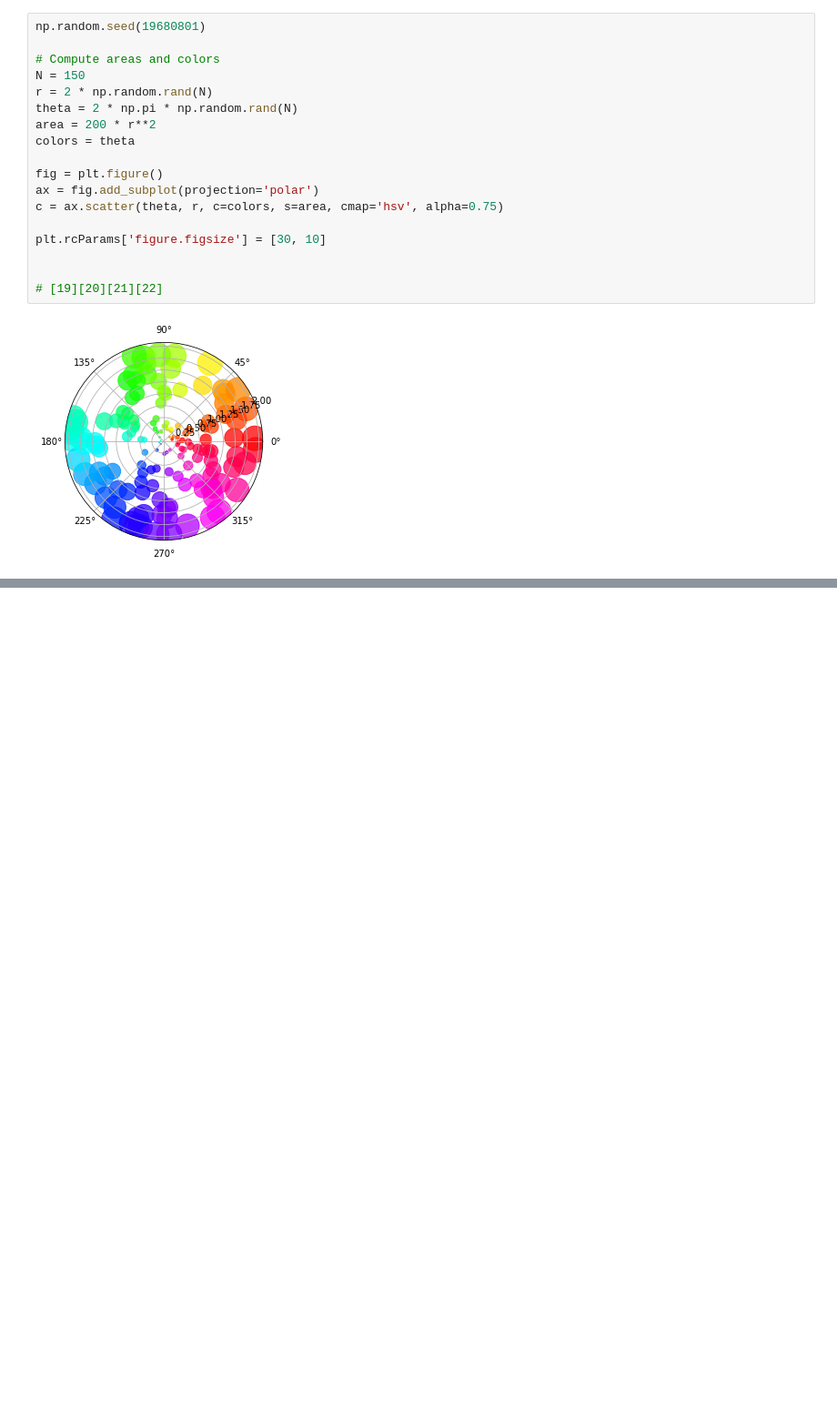
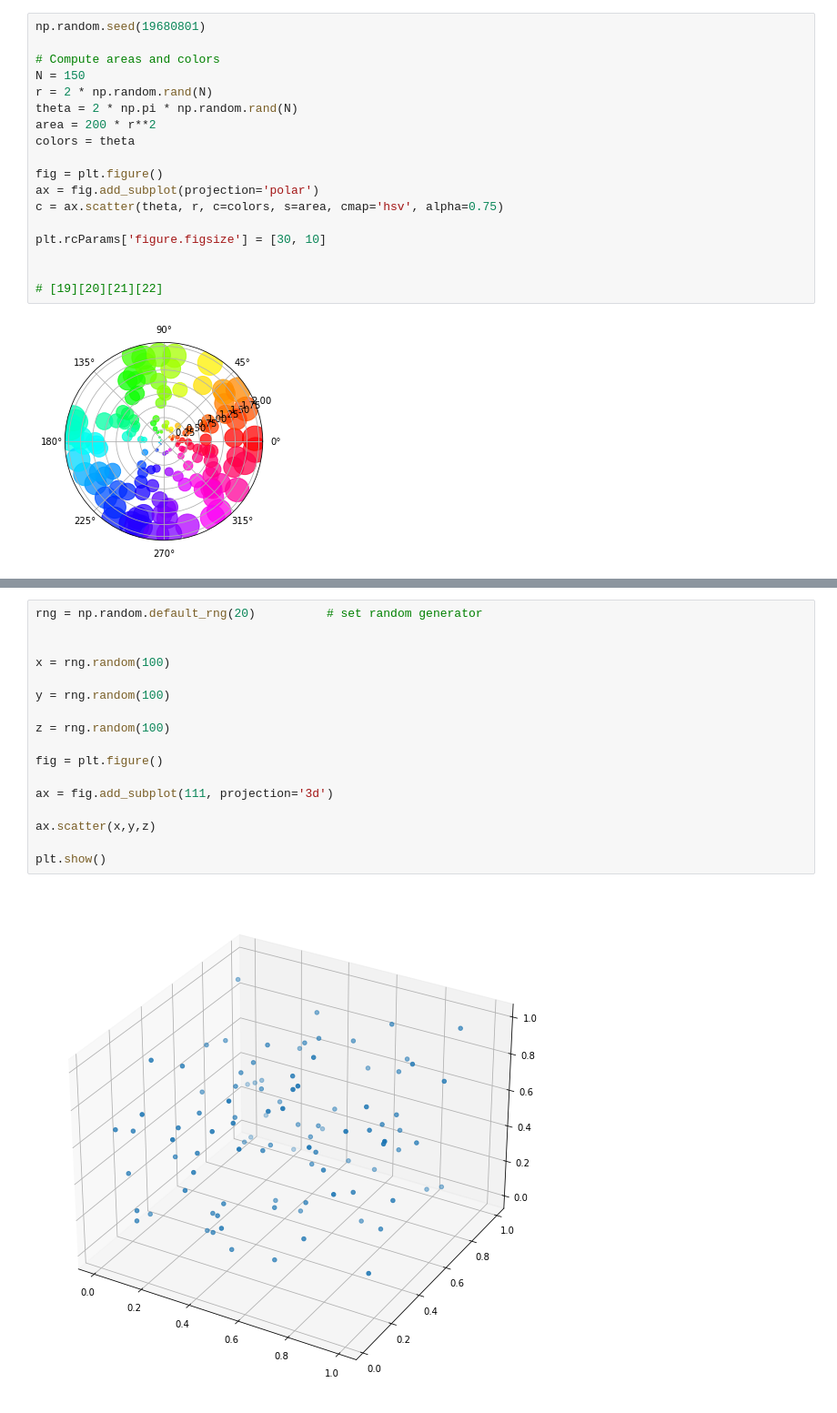
Before and after one commit to VCurry20/FDAProject2021, a Jupyter notebook: Tests.ipynb, the cells around one changed output, grey strips where cells are left out. Shown at 91% size. Drawn from its saved outputs; the diff is of its cells as text; blank space fills up the shorter version.

```diff
--- a/Tests.ipynb
+++ b/Tests.ipynb
@@ -217,0 +218,19 @@ plt.show()
+# %%
+rng = np.random.default_rng(20)          # set random generator
+
+
+x = rng.random(100)
+
+y = rng.random(100)
+
+z = rng.random(100)
+
+fig = plt.figure()
+
+ax = fig.add_subplot(111, projection='3d')
+
+ax.scatter(x,y,z)
+
+plt.show()
+# %% [output]
+[figure, added]
```
Also changed, not shown: parts of 7 cells of this notebook, 1 other file.
